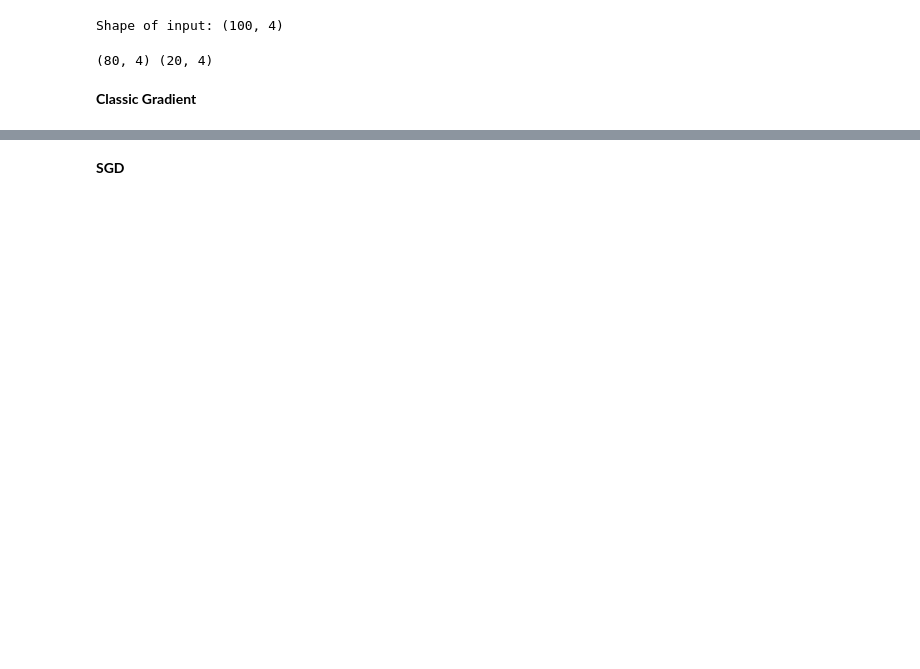
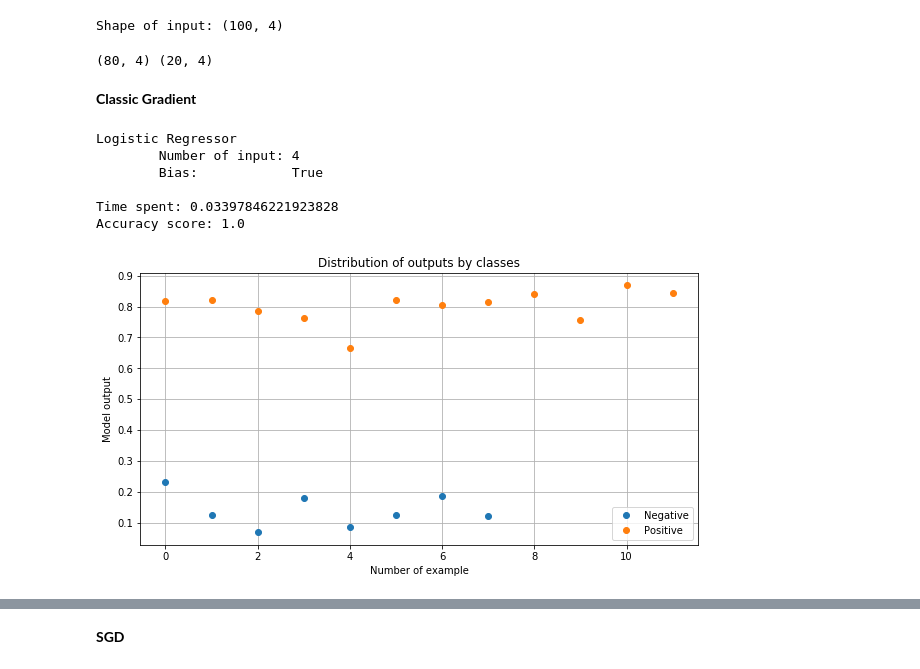
Before and after one commit to f-grimaldi/optimization, a Jupyter notebook: IRIS.ipynb, the cells around one changed output, grey strips where cells are left out. Saved outputs shown, nothing was run; the diff lists cells and outputs as text; code cells hidden in the pictures; blank space fills up the shorter version.

```diff
--- a/IRIS.ipynb
+++ b/IRIS.ipynb
@@ -49,11 +49,23 @@ def visualize_result(model, X, y):
     plt.show()
 # %% [markdown]
 **Classic Gradient**
+# %%
+optim_params = {'lr': 0.05, 'weight_decay': 0.1}
+fit_params = {'epoch': 40, 'verbose': 0}
 # %%
 clf = model.LogisticRegressor(input_size=X_train.shape[1], bias=True)
-classic = optim.GradientDescent(clf.W, lr=0.1, weight_decay=0.1)
+classic = optim.GradientDescent(clf.W, **optim_params)
 print(clf)
 start = time.time()
-clf.fit(X=X_train, y=y_train, optimizer=classic, epoch=3, verbose=0, normalized=True)
-print('Time spent: {}'.format(time.time()-start))
+results = clf.fit(X=X_train, y=y_train, optimizer=classic, **fit_params)
+end_time = time.time()-start
+print('Time spent: {}'.format(end_time))
 visualize_result(clf, X_test, y_test)
+# %% [output]
+Logistic Regressor
+        Number of input: 4
+        Bias:            True
+
+Time spent: 0.03397846221923828
+Accuracy score: 1.0
+[figure, added]
```
Also changed, not shown: parts of 2 cells of this notebook, 2 other files.
